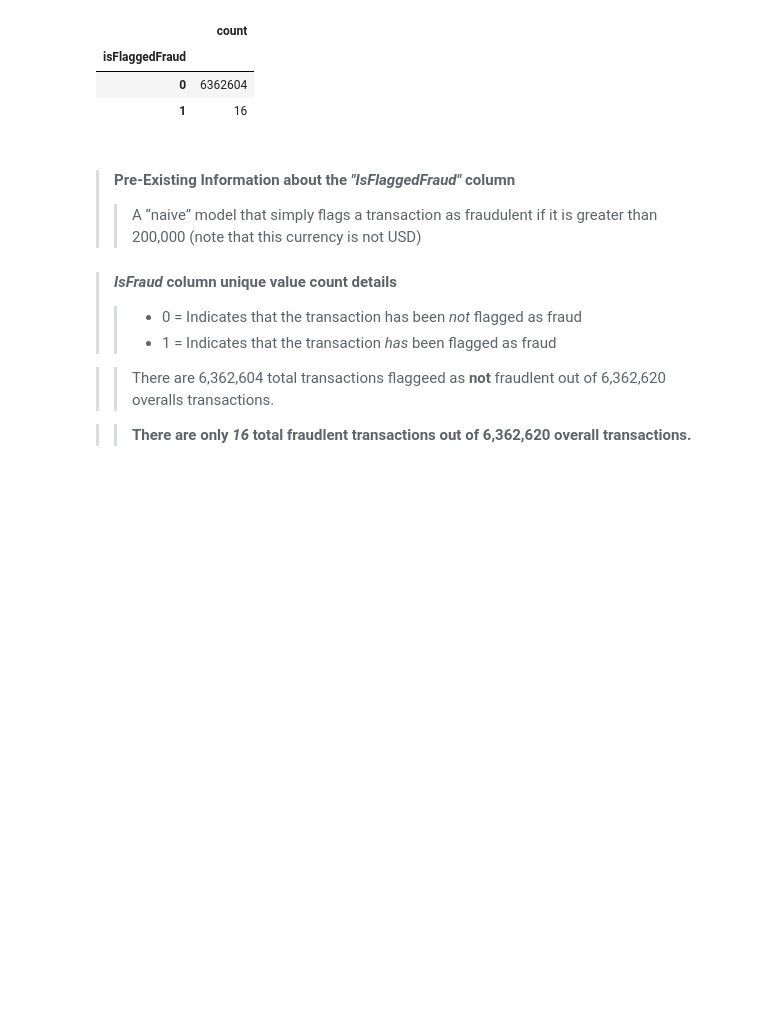
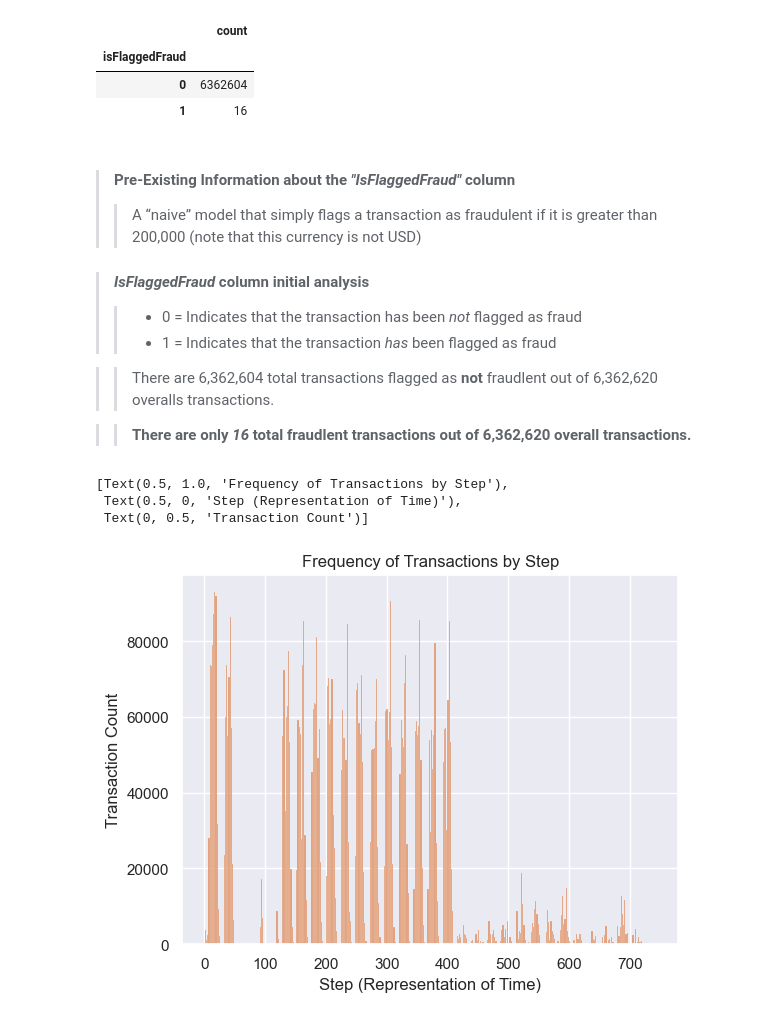
Before and after one commit to thetechleila/FinancialFraudData_EDA, a Jupyter notebook: eda01_initial_analysis/FinFraudEDA_01.ipynb, the cells around one changed output. Saved outputs shown, nothing was run; the diff lists cells and outputs as text; code cells hidden in the pictures; blank space fills up the shorter version.

Commit message:
histogram

```diff
--- a/eda01_initial_analysis/FinFraudEDA_01.ipynb
+++ b/eda01_initial_analysis/FinFraudEDA_01.ipynb
@@ -151,11 +151,22 @@ flagged_count.to_frame()
 >> A “naive” model that simply flags a transaction as fraudulent if it is greater than 200,000 (note that this currency is not USD)
 
 
-> #### *IsFraud* column unique value count details
+> #### *IsFlaggedFraud* column initial analysis
 >
 >> * 0 =  Indicates that the transaction has been *not* flagged as fraud
 >> * 1 = Indicates that the transaction *has* been flagged as fraud
 
->> There are 6,362,604 total transactions flaggeed as **not** fraudlent out of 6,362,620 overalls transactions.
+>> There are 6,362,604 total transactions flagged as **not** fraudlent out of 6,362,620 overalls transactions.
 
 >> **There are only *16* total fraudlent transactions out of 6,362,620 overall transactions.**
+# %%
+#Create histogram that analyzes the frequency of transactions by step
+
+sns.set_theme(style="darkgrid")
+sns.histplot(bins=30)
+sns.histplot(df["step"]).set(title="Frequency of Transactions by Step", xlabel="Step (Representation of Time)", ylabel= "Transaction Count")
+# %% [output]
+[Text(0.5, 1.0, 'Frequency of Transactions by Step'),
+ Text(0.5, 0, 'Step (Representation of Time)'),
+ Text(0, 0.5, 'Transaction Count')]
+[figure, added]
```
Also changed, not shown: parts of 2 cells of this notebook.
